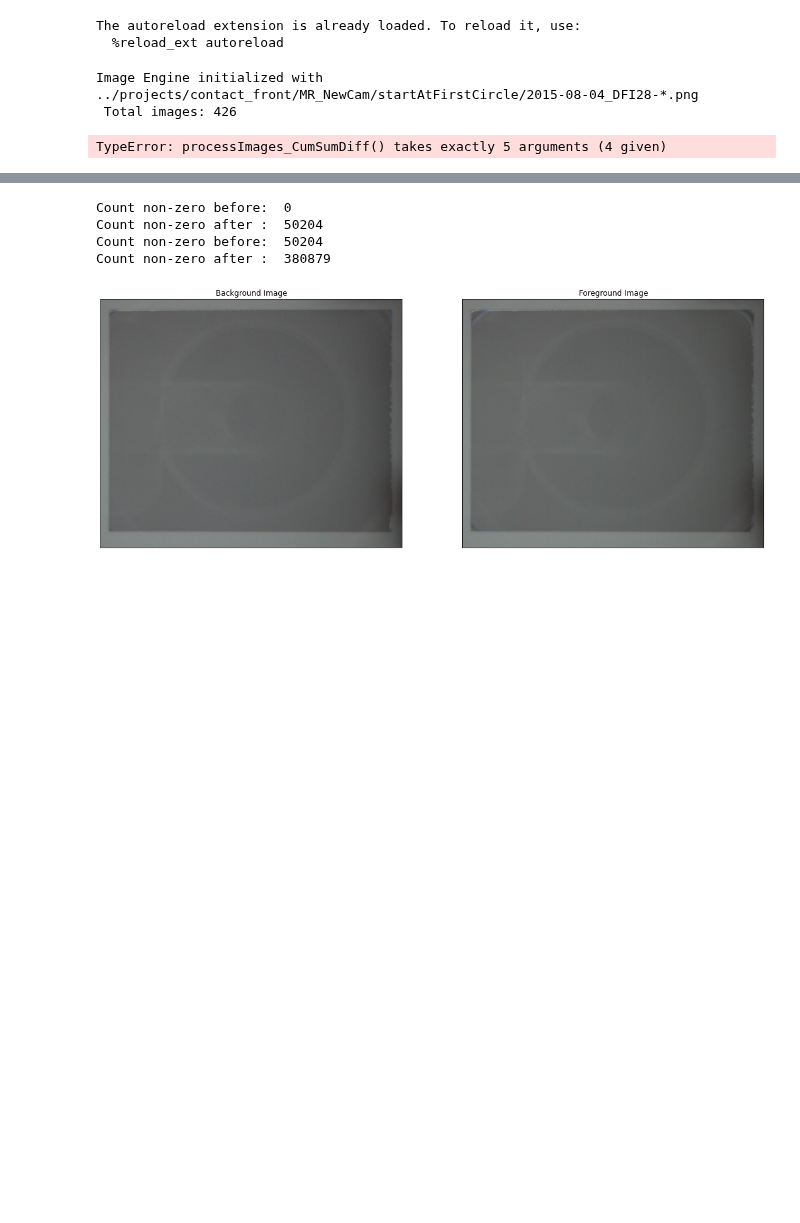
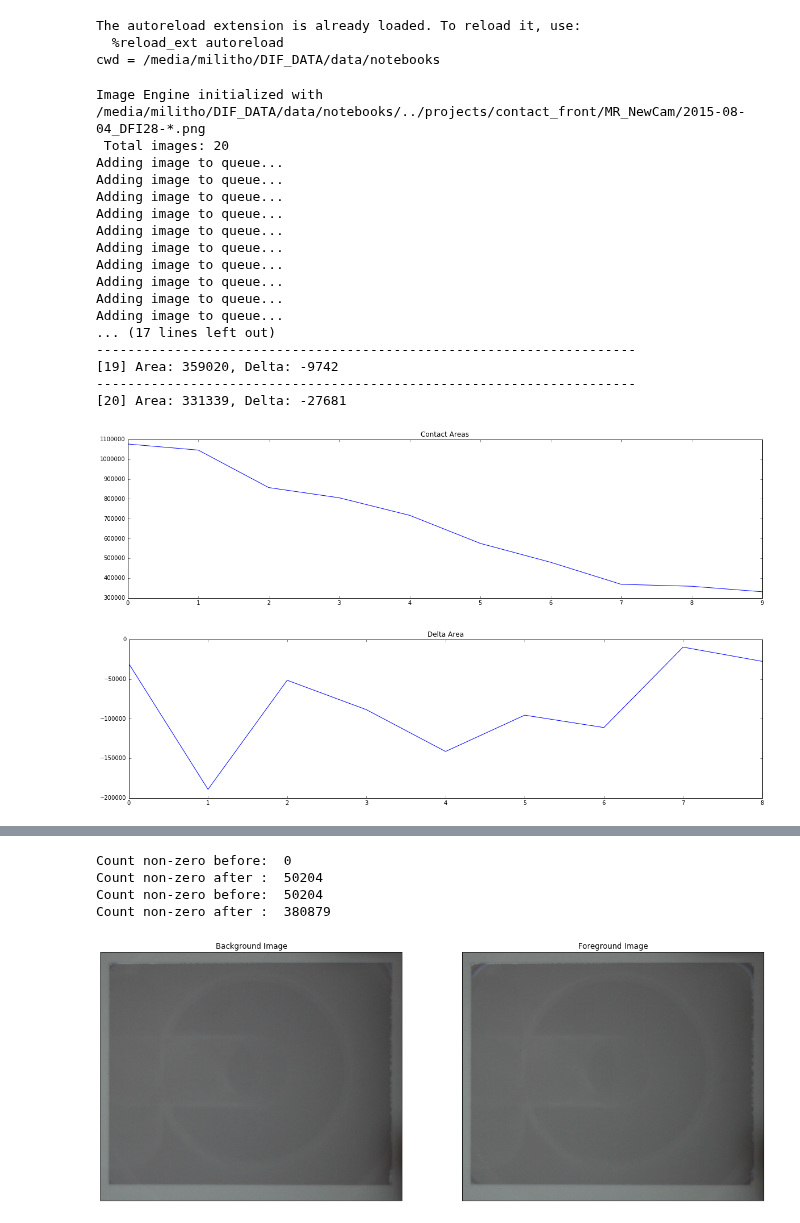
Before and after one commit to Aniruddh1/ipython-opencv-notebooks, a Jupyter notebook: notebooks/ContactFront_MR_DiffStrategy.ipynb, the cells around one changed output, grey strips where cells are left out. Drawn from its saved outputs; the diff is of its cells as text; code cells hidden in the pictures; blank space fills up the shorter version.

Commit message:
Notebook for initial testing of HDF5 formatting

```diff
--- a/notebooks/ContactFront_MR_DiffStrategy.ipynb
+++ b/notebooks/ContactFront_MR_DiffStrategy.ipynb
@@ -3,7 +3,7 @@
 %load_ext autoreload
 %autoreload 2
 import cv2
-import scipy.ndimage
+#import scipy.ndimage
 import numpy as np
 from matplotlib import pyplot as plt
 import glob
@@ -12,11 +12,14 @@ import sys
 sys.path.append('../scripts')
 import util
 import ip_routines as ip
-
+import os
+cwd=os.getcwd()
+print("cwd = " + cwd)
 verbose = False
 # %% [output]
 The autoreload extension is already loaded. To reload it, use:
   %reload_ext autoreload
+cwd = /media/militho/DIF_DATA/data/notebooks
 # %%
 def calulateDeltaRatio(img1, img2):
     img1_gray = cv2.cvtColor(img1, cv2.COLOR_BGR2GRAY)
@@ -28,34 +31,50 @@ def calulateDeltaRatio(img1, img2):
     ratio = float(hist[-1])/float(hist[0])
     return hist[0], hist[1], ratio
 # %%
-#image_folder_lst = ['../projects/contact_front/MR_NewCam']
-image_folder_lst = ['../projects/contact_front/MR_NewCam/startAtFirstCircle']
+image_folder_lst = [cwd+'/../projects/contact_front/MR_NewCam']
+#image_folder_lst = [cwd+'/../projects/contact_front/MR_NewCam/startAtFirstCircle']
 #image_folder_lst = ['../projects/contact_front/MR_NewCam/transitionSet']
 #image_folder_lst = ['../projects/contact_front/MR_NewCam/testSet']
 
 file_spec = '2015-08-04_DFI28-*.png'
 glob_spec = "%s/%s" % (image_folder_lst[0], file_spec)
 eng = util.Image_Engine(glob_spec, is_glob=True)
 
 delay_s=0.01
 do_plot=False  # must be False for running in notebook
 verbose=True
 
-ret, stats = ip.processImages_CumSumDiff(eng, delay_s, do_plot, verbose)
+ret, stats = ip.processImages_CumSumDiff(eng, delay_s, do_plot, verbose, '')
 
 if len(stats['areas']) > 0:
     plt.figure(figsize=(10*2,5))
     plt.plot(stats['areas'])
     plt.title('Contact Areas')
 
 if len(stats['deltas']) > 0:
     plt.figure(figsize=(10*2,5))
     plt.plot(stats['deltas'][1:]) # skip the first data pt since it includes non-active area
     plt.title('Delta Area')
 # %% [output]
-Image Engine initialized with ../projects/contact_front/MR_NewCam/startAtFirstCircle/2015-08-04_DFI28-*.png
- Total images: 426
+Image Engine initialized with /media/militho/DIF_DATA/data/notebooks/../projects/contact_front/MR_NewCam/2015-08-04_DFI28-*.png
+ Total images: 20
+Adding image to queue...
+Adding image to queue...
+Adding image to queue...
+Adding image to queue...
+Adding image to queue...
+Adding image to queue...
+Adding image to queue...
+Adding image to queue...
+Adding image to queue...
+Adding image to queue...
+... (17 lines left out)
+---------------------------------------------------------------------
+[19] Area: 359020, Delta: -9742
+---------------------------------------------------------------------
+[20] Area: 331339, Delta: -27681
-TypeError: processImages_CumSumDiff() takes exactly 5 arguments (4 given)
+[figure, added]
+[figure, added]
 # %%
 d = stats['deltas']
 plt.figure(figsize=(10*2,5))
```
Also changed, not shown: parts of 5 cells of this notebook, 3 other files.
